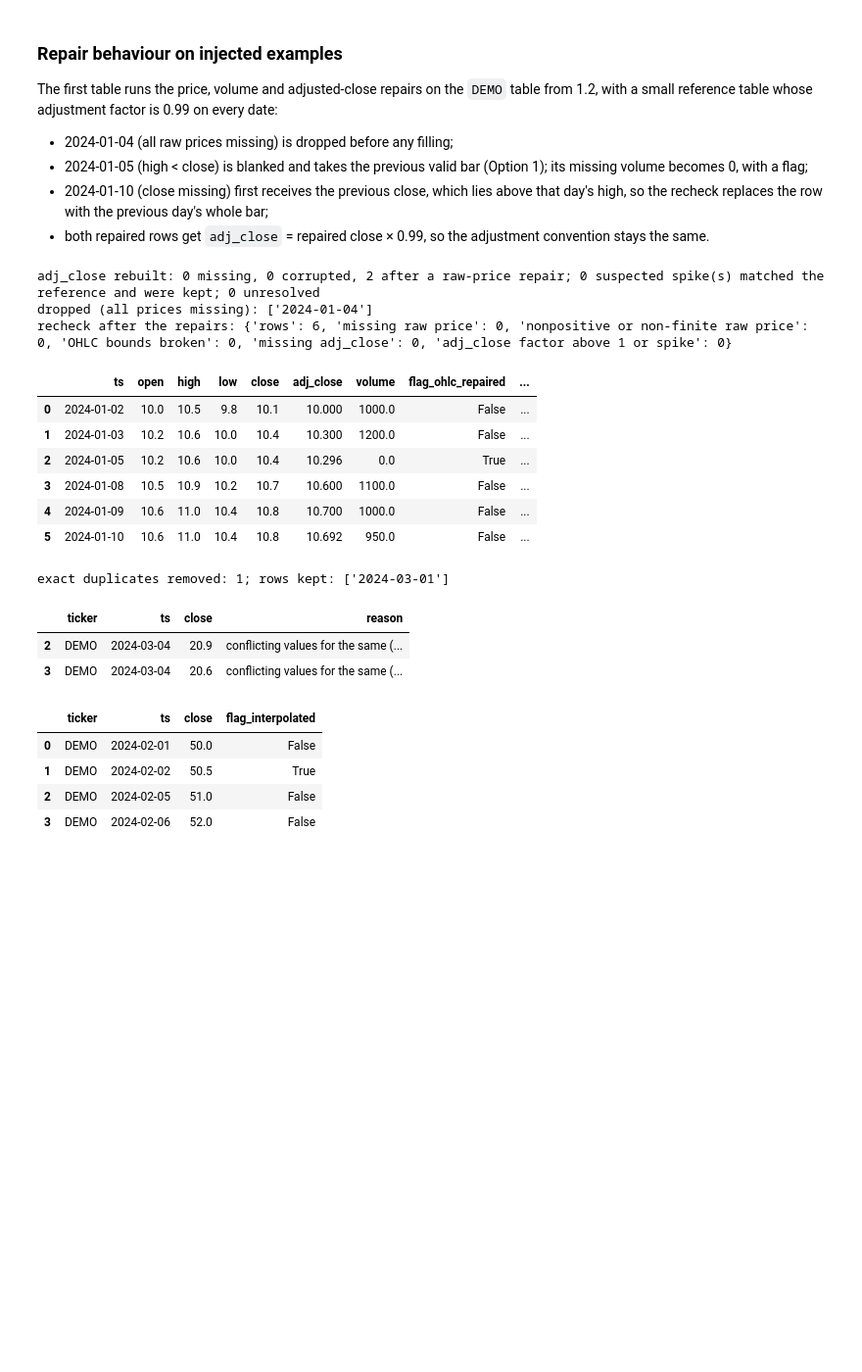
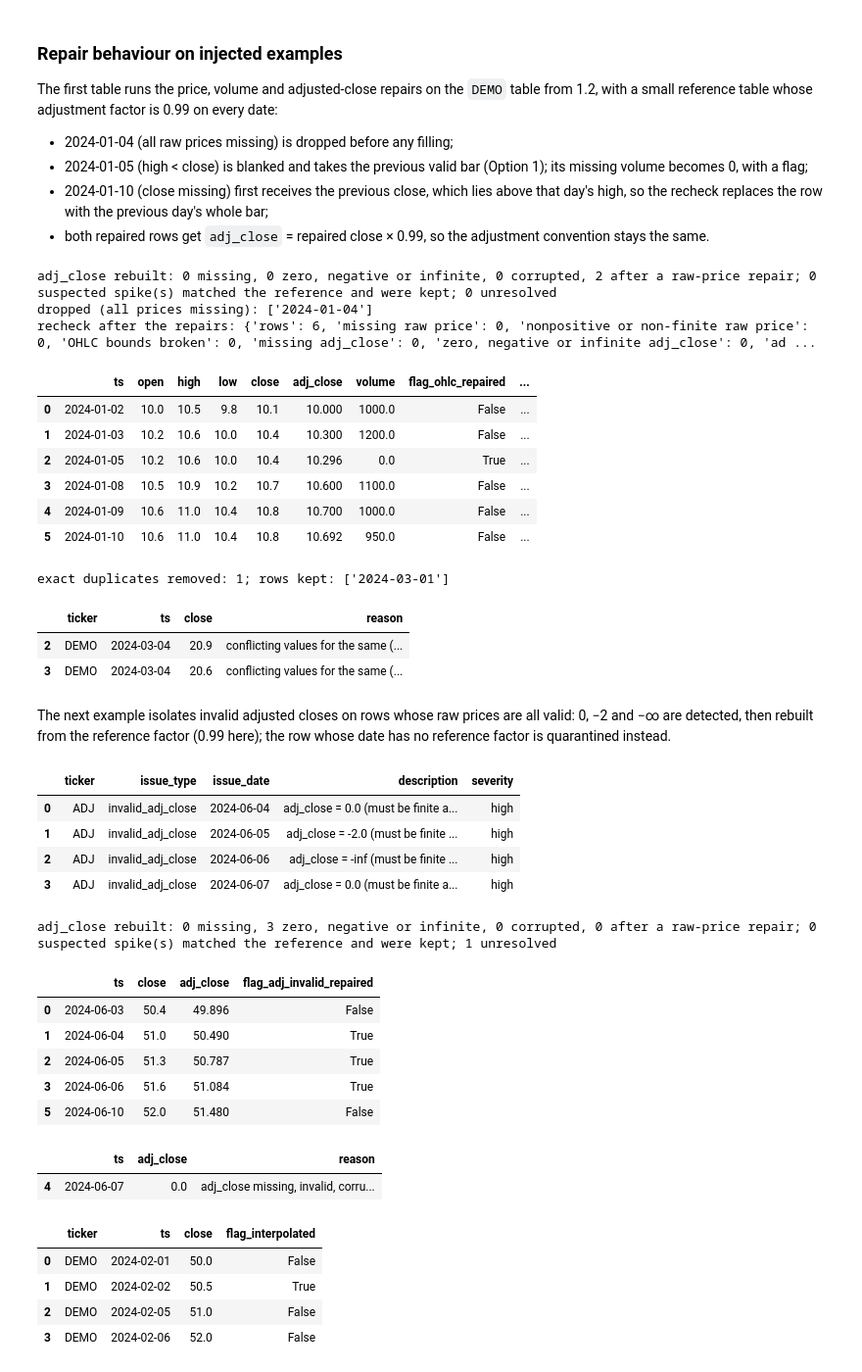
Before and after one commit to yang-guo/UCB-MFE-python-preprogram-2026-winter, a Jupyter notebook: Homeworks/HW2/Theo_Basseras/01_data_cleaning.ipynb, the cells around one changed output. Shown at 98% size. Drawn from its saved outputs; the diff is of its cells as text; code cells hidden in the pictures; blank space fills up the shorter version.

```diff
--- a/Homeworks/HW2/Theo_Basseras/01_data_cleaning.ipynb
+++ b/Homeworks/HW2/Theo_Basseras/01_data_cleaning.ipynb
@@ -280,9 +280,12 @@ def adjustment_factor_spikes(df: pd.DataFrame, window: int = 7, ratio: float = 1
     The adjustment factor adj_close / close is a slowly moving step function at most 1 (dividends and
     splits only ever lower past adjusted prices). A value is suspicious when its factor exceeds 1, or
     exceeds `ratio` times the median factor of its neighbours (`window` rows centred on it, same ticker).
+    Zero, negative or infinite adjusted closes are invalid rather than spikes (see `invalid_adjusted_close`);
+    they are left out here, so they can't distort the neighbours' median either.
     """
     ordered = df.sort_values(KEY)
     factor = ordered["adj_close"] / ordered["close"]
+    factor = factor.where(np.isfinite(factor) & (factor > 0))
     half = window // 2
 
     def neighbour_median(s: pd.Series) -> pd.Series:
@@ -305,6 +308,12 @@ def detect_adj_close_spikes(df: pd.DataFrame) -> pd.DataFrame:
     rows = df[mask].assign(_f=(df["adj_close"] / df["close"])[mask])
     return issue_rows(rows, "adj_close_spike",
                       lambda x: f"adj_close / close = {x['_f']:.2f} (a factor above 1 is impossible)", "high")
+
+
+def invalid_adjusted_close(df: pd.DataFrame) -> pd.Series:
+    """Adjusted closes that are present but zero, negative or infinite (missing ones are counted separately)."""
+    adj = df["adj_close"]
+    return adj.notna() & (~np.isfinite(adj) | (adj <= 0))
 # %% [markdown]
 ### Run the diagnosis on the raw table
 
@@ -529,7 +538,8 @@ def rebuild_adjusted_close(df: pd.DataFrame, reference: pd.DataFrame) -> tuple[p
 
     Source: the supplied `ohlc` table, matched on (ticker, ts); a factor adj_close / close belongs to its
     date only, so no factor is carried across dates. Two cases are recomputed:
-    - adj_close missing or corrupted (a factor spike), only when the raw close equals the reference close;
+    - adj_close missing, invalid (zero, negative or infinite) or corrupted (a factor spike), only when the raw
+      close equals the reference close;
     - raw prices repaired by the previous steps (Option 1 or forward fill): the vendor adj_close belonged to
       the original prices, so it is recomputed from the repaired close to keep one adjustment convention.
     A suspected spike whose value already equals the reference is a false alarm and is kept unchanged.
@@ -547,20 +557,23 @@ def rebuild_adjusted_close(df: pd.DataFrame, reference: pd.DataFrame) -> tuple[p
     usable = np.isfinite(factor) & (factor > 0) & (validated | repaired)
 
     missing = out["adj_close"].isna()
+    invalid = invalid_adjusted_close(out)
     spike = adjustment_factor_spikes(out)
     false_alarm = spike & np.isclose(out["adj_close"], out["ref_adj"], rtol=1e-9, atol=1e-12)
     corrupted = spike & ~false_alarm
-    to_rebuild = missing | corrupted | repaired
+    to_rebuild = missing | invalid | corrupted | repaired
 
     out["flag_adj_filled"] = missing & usable
+    out["flag_adj_invalid_repaired"] = invalid & usable
     out["flag_adj_spike_repaired"] = corrupted & usable
     out["flag_adj_recomputed"] = repaired & usable
     out.loc[to_rebuild & usable, "adj_close"] = out["close"] * factor
 
     unresolved = to_rebuild & ~usable
-    quarantined = out[unresolved].assign(reason="adj_close missing, corrupted or stale, and no usable reference factor")
+    quarantined = out[unresolved].assign(reason="adj_close missing, invalid, corrupted or stale, and no usable reference factor")
     kept = out[~unresolved].drop(columns=["ref_close", "ref_adj"])
     print(f"adj_close rebuilt: {int(out['flag_adj_filled'].sum())} missing, "
+          f"{int(out['flag_adj_invalid_repaired'].sum())} zero, negative or infinite, "
           f"{int(out['flag_adj_spike_repaired'].sum())} corrupted, "
           f"{int(out['flag_adj_recomputed'].sum())} after a raw-price repair; "
           f"{int(false_alarm.sum())} suspected spike(s) matched the reference and were kept; "
@@ -598,10 +611,10 @@ def interpolate_confirmed_errors(df: pd.DataFrame, error_mask: pd.Series, cols=(
 
 
 def unresolved_adjustment(df: pd.DataFrame, reference: pd.DataFrame) -> pd.Series:
-    """Rows whose adjusted close still looks corrupted after the repairs and differs from the reference value."""
+    """Rows whose adjusted close is still invalid after the repairs, or still looks corrupted and differs from the reference."""
     ref_adj = df[KEY].merge(reference[KEY + ["adj_close"]], on=KEY, how="left")["adj_close"].to_numpy()
     matches = pd.Series(np.isclose(df["adj_close"].to_numpy(), ref_adj, rtol=1e-9, atol=1e-12), index=df.index)
-    return adjustment_factor_spikes(df) & ~matches
+    return invalid_adjusted_close(df) | (adjustment_factor_spikes(df) & ~matches)
 
 
 def consistency_counts(df: pd.DataFrame) -> dict[str, int]:
@@ -613,6 +626,7 @@ def consistency_counts(df: pd.DataFrame) -> dict[str, int]:
         "nonpositive or non-finite raw price": int((values.notna() & (~np.isfinite(values) | (values <= 0))).any(axis=1).sum()),
         "OHLC bounds broken": int(bounds_broken(df).sum()),
         "missing adj_close": int(df["adj_close"].isna().sum()),
+        "zero, negative or infinite adj_close": int(invalid_adjusted_close(df).sum()),
         "adj_close factor above 1 or spike": int(adjustment_factor_spikes(df).sum()),
     }
 
@@ -791,9 +806,9 @@ print("recheck after the repairs:", consistency_counts(demo_clean))
 demo_clean[["ts"] + PRICE_COLS + ["adj_close", "volume", "flag_ohlc_repaired", "flag_price_filled",
                                   "flag_volume_filled", "flag_adj_recomputed"]]
 # %% [output]
-adj_close rebuilt: 0 missing, 0 corrupted, 2 after a raw-price repair; 0 suspected spike(s) matched the reference and were kept; 0 unresolved
+adj_close rebuilt: 0 missing, 0 zero, negative or infinite, 0 corrupted, 2 after a raw-price repair; 0 suspected spike(s) matched the reference and were kept; 0 unresolved
 dropped (all prices missing): ['2024-01-04']
-recheck after the repairs: {'rows': 6, 'missing raw price': 0, 'nonpositive or non-finite raw price': 0, 'OHLC bounds broken': 0, 'missing adj_close': 0, 'adj_close factor above 1 or spike': 0}
+recheck after the repairs: {'rows': 6, 'missing raw price': 0, 'nonpositive or non-finite raw price': 0, 'OHLC bounds broken': 0, 'missing adj_close': 0, 'zero, negative or infinite adj_close': 0, 'ad ...
 |  | ts | open | high | low | close | adj_close | volume | flag_ohlc_repaired | ... |
 | 0 | 2024-01-02 | 10.0 | 10.5 | 9.8 | 10.1 | 10.000 | 1000.0 | False | ... |
 | 1 | 2024-01-03 | 10.2 | 10.6 | 10.0 | 10.4 | 10.300 | 1200.0 | False | ... |
@@ -811,6 +826,37 @@ exact duplicates removed: 1; rows kept: ['2024-03-01']
 |  | ticker | ts | close | reason |
 | 2 | DEMO | 2024-03-04 | 20.9 | conflicting values for the same (... |
 | 3 | DEMO | 2024-03-04 | 20.6 | conflicting values for the same (... |
+# %% [markdown]
+The next example isolates invalid adjusted closes on rows whose raw prices are all valid: 0, −2 and −∞ are detected, then rebuilt from the reference factor (0.99 here); the row whose date has no reference factor is quarantined instead.
+# %%
+adj_demo = pd.DataFrame({
+    "ticker": "ADJ", "ts": ["2024-06-03", "2024-06-04", "2024-06-05", "2024-06-06", "2024-06-07", "2024-06-10"],
+    "open": [50.0, 50.5, 51.0, 51.2, 51.5, 51.7], "high": [50.8, 51.2, 51.6, 51.9, 52.0, 52.3],
+    "low": [49.7, 50.1, 50.6, 50.9, 51.1, 51.4], "close": [50.4, 51.0, 51.3, 51.6, 51.8, 52.0],
+    "adj_close": [49.896, 0.0, -2.0, -np.inf, 0.0, 51.48],   # 06-04 to 06-07 invalid; every raw price is valid
+    "volume": [1000, 1100, 1200, 1300, 1400, 1500],
+})
+adj_reference = adj_demo[KEY + ["close"]].assign(adj_close=lambda d: d["close"] * 0.99)
+adj_reference = adj_reference[adj_reference["ts"] != "2024-06-07"]   # no reference row for 2024-06-07
+display(detect_price_problems(adj_demo))
+adj_fixed, adj_quarantined = rebuild_adjusted_close(adj_demo, adj_reference)
+display(adj_fixed[["ts", "close", "adj_close", "flag_adj_invalid_repaired"]])
+adj_quarantined[["ts", "adj_close", "reason"]]
+# %% [output]
+|  | ticker | issue_type | issue_date | description | severity |
+| 0 | ADJ | invalid_adj_close | 2024-06-04 | adj_close = 0.0 (must be finite a... | high |
+| 1 | ADJ | invalid_adj_close | 2024-06-05 | adj_close = -2.0 (must be finite ... | high |
+| 2 | ADJ | invalid_adj_close | 2024-06-06 | adj_close = -inf (must be finite ... | high |
+| 3 | ADJ | invalid_adj_close | 2024-06-07 | adj_close = 0.0 (must be finite a... | high |
+adj_close rebuilt: 0 missing, 3 zero, negative or infinite, 0 corrupted, 0 after a raw-price repair; 0 suspected spike(s) matched the reference and were kept; 1 unresolved
+|  | ts | close | adj_close | flag_adj_invalid_repaired |
+| 0 | 2024-06-03 | 50.4 | 49.896 | False |
+| 1 | 2024-06-04 | 51.0 | 50.490 | True |
+| 2 | 2024-06-05 | 51.3 | 50.787 | True |
+| 3 | 2024-06-06 | 51.6 | 51.084 | True |
+| 5 | 2024-06-10 | 52.0 | 51.480 | False |
+|  | ts | adj_close | reason |
+| 4 | 2024-06-07 | 0.0 | adj_close missing, invalid, corru... |
 # %%
 spike_demo = pd.DataFrame({"ticker": "DEMO", "ts": ["2024-02-01", "2024-02-02", "2024-02-05", "2024-02-06"],
                            "close": [50.0, 75.0, 51.0, 52.0]})
```
Also changed, not shown: parts of 3 cells of this notebook, 2 other files.
